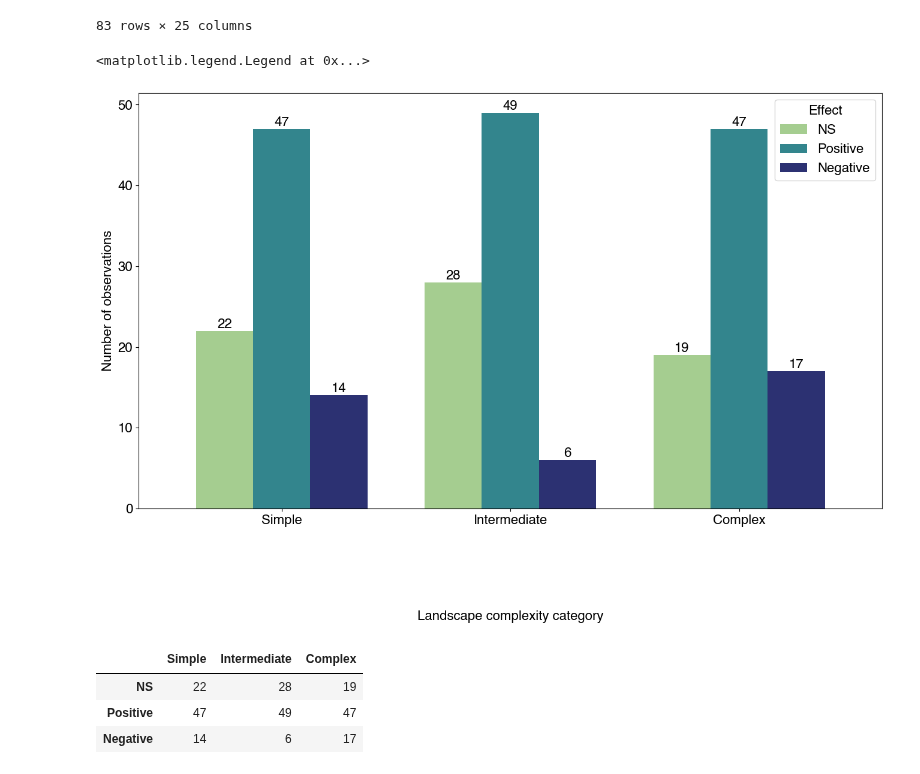
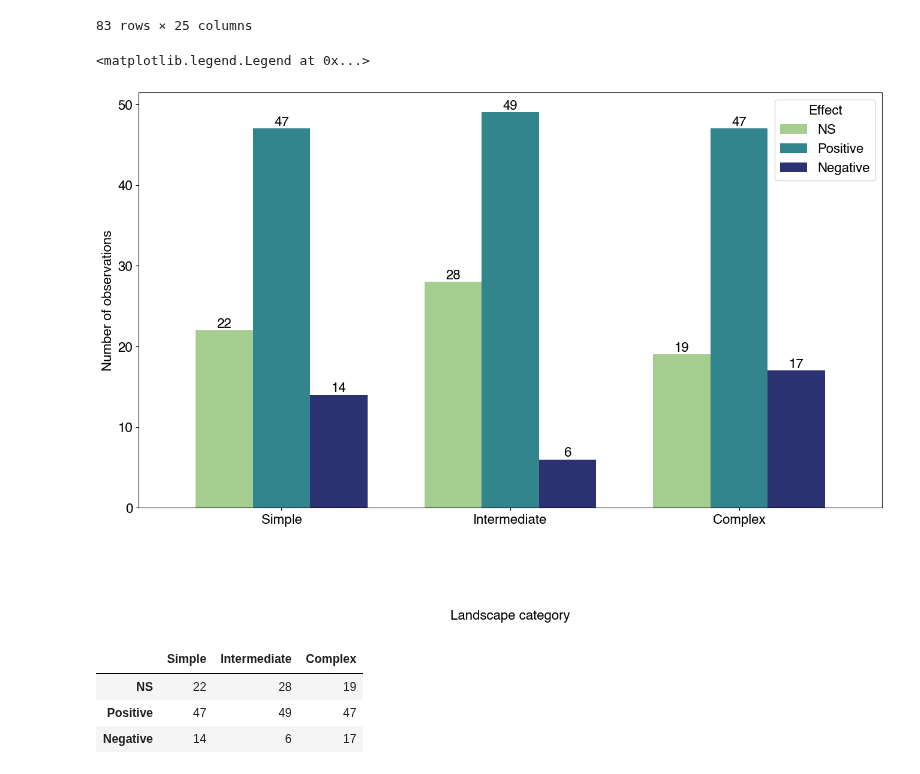
Before and after one commit to chloecho31/cornell, a Jupyter notebook: Literature_Review/lit_review_analysis_for_paper.ipynb, the cells around one changed output. Drawn from its saved outputs; the diff is of its cells as text; code cells hidden in the pictures.

```diff
--- a/Literature_Review/lit_review_analysis_for_paper.ipynb
+++ b/Literature_Review/lit_review_analysis_for_paper.ipynb
@@ -163,0 +235,15 @@ complex_end_se
+# %%
+plt.rcParams['font.sans-serif'] = ['Helvetica']
+plt.rcParams.update({'font.size': 20})
+plt.figure(figsize=(10,6))
+
+cat_df = cat_df.dropna()
+
+sns.barplot(x="variable", y="value", data=cat_df, capsize=.1, errorbar=('ci', 95), palette="crest")
+sns.swarmplot(x="variable", y="value", data=cat_df, color="0", alpha=.35)
+
+plt.xlabel('Landscape category', labelpad=100)
+plt.ylabel('Landscape complexity (%)')
+plt.ylim(0,110)
+
+plt.show()
@@ -765,32 +908,32 @@ interaction_data
 # %%
 plt.rcParams['font.sans-serif'] = ['Helvetica']
 plt.rcParams.update({'font.size': 16})
 
 ax11 = (
     interaction_data[["Simple", "Intermediate", "Complex"]]
     .apply(pd.Series.value_counts)
     .T[["NS", "Positive", "Negative"]]
     .plot(
         kind="bar",
         colormap="crest",
         width=0.75,
         #title="Significant local and landscape interaction observations",
         ylabel="Number of observations",
-        xlabel="Landscape complexity category",
+        xlabel="Landscape category",
         rot=0,
         figsize=(16, 9),
     )
 )
 
 ax11.xaxis.labelpad = 100
 
 for container in ax11.containers:
     ax11.bar_label(container, fontsize=16)
 
 ax11.legend(title="Effect")
 # %% [output]
 <matplotlib.legend.Legend at 0x...>
-[figure, old version]
+[figure, new version]
 # %%
 all_interactions = (
     interaction_data[["Simple", "Intermediate", "Complex"]]
```
Also changed, not shown: parts of 56 cells of this notebook, 27 other files.
